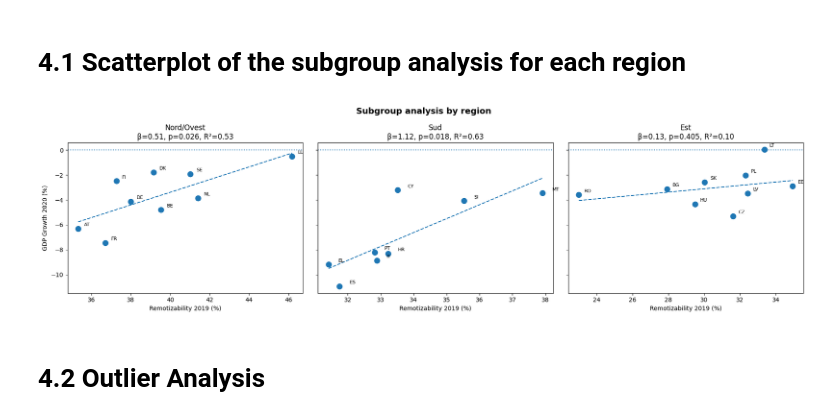
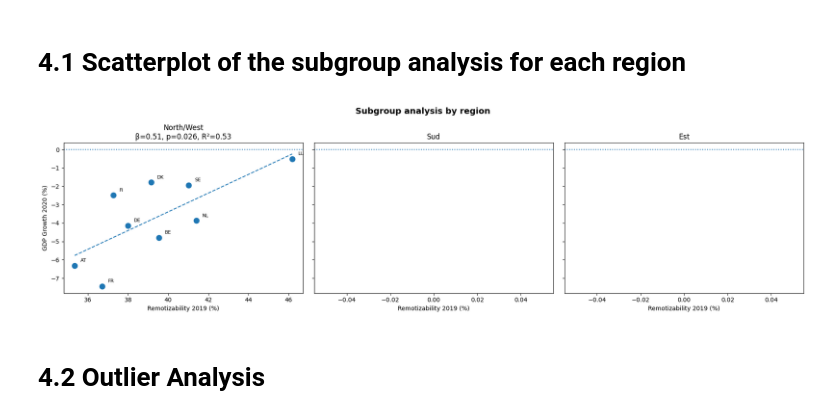
Before and after one commit to matperrucci-cell/Internet-Network-Economics, a Jupyter notebook: analysis.ipynb, the cells around one changed output. Drawn from its saved outputs; the diff is of its cells as text; code cells hidden in the pictures.

Commit message:
translating region name in english

```diff
--- a/analysis.ipynb
+++ b/analysis.ipynb
@@ -725,7 +725,7 @@ import numpy as np
 from scipy import stats
 
 # 1. Color and Data Configuration (Make sure d20_merged is defined)
-REGION_COLORS = {'Nord/Ovest': '#2196F3', 'Sud': '#FF9800', 'Est': '#4CAF50'}
+REGION_COLORS = {'North/West': '#2196F3', 'South': '#FF9800', 'East': '#4CAF50'}
 
 fig, ax = plt.subplots(figsize=(12, 7))
 
@@ -1140,7 +1140,7 @@ print("\nTop 10 countries with the largest increase in remotizability (pp):")
 display(ri_country_change[['country_name', 'region', 2018, 2023, 'delta_pp']].round(3).head(10))
 
 # Plot
-REGION_COLORS = {'Nord/Ovest': '#2196F3', 'Sud': '#FF9800', 'Est': '#4CAF50'}
+REGION_COLORS = {'North/West': '#2196F3', 'South': '#FF9800', 'East': '#4CAF50'}
 
 plt.figure(figsize=(10, 6))
 for region in ri_region_year['region'].unique():
@@ -1306,9 +1306,9 @@ ri_wide = (
 
 years = ri_wide['TIME_PERIOD'].values
 
-nw  = ri_wide['Nord/Ovest'].values
-est = ri_wide['Est'].values
-sud = ri_wide['Sud'].values
+nw  = ri_wide['North/West'].values
+est = ri_wide['East'].values
+sud = ri_wide['South'].values
 
 pairs = [
     ('North/West', 'East',  nw,  est, '#185FA5', '#D85A30'),
@@ -1375,7 +1375,7 @@ This analysis examines the relationship between remotizability and GDP growth wi
 
 subgroup_results = []
 
-for region in ['Nord/Ovest', 'Sud', 'Est']:
+for region in ['North/West', 'South', 'East']:
     sub = d20_merged[(d20_merged['region'] == region) & (d20_merged['geo'] != 'IE')].dropna(subset=['gdp_growth']).copy()
     sub['ri_pct'] = sub['ri_2019'] * 100
 
@@ -1462,37 +1462,37 @@ In contrast, the relationship is weak and not statistically significant in Easte
 
 fig, axes = plt.subplots(1, 3, figsize=(18, 5), sharey=True)
 
-regions = ['Nord/Ovest', 'Sud', 'Est']
+regions = ['North/West', 'Sud', 'Est']
 
 for ax, region in zip(axes, regions):
     sub = d20_merged[(d20_merged['region'] == region) & (d20_merged['geo'] != 'IE')].dropna(subset=['gdp_growth']).copy()
     sub['ri_pct'] = sub['ri_2019'] * 100
 
     ax.scatter(sub['ri_pct'], sub['gdp_growth'], s=80)
 
     for _, row in sub.iterrows():
         ax.annotate(row['geo'], (row['ri_pct'], row['gdp_growth']),
                     xytext=(row['ri_pct'] + 0.3, row['gdp_growth'] + 0.2),
                     fontsize=8)
 
     if len(sub) >= 3:
         slope, intercept, r, p, se = stats.linregress(sub['ri_pct'], sub['gdp_growth'])
         xline = np.linspace(sub['ri_pct'].min(), sub['ri_pct'].max(), 100)
         ax.plot(xline, slope * xline + intercept, linestyle='--')
 
         ax.set_title(f'{region}\nβ={slope:.2f}, p={p:.3f}, R²={r**2:.2f}')
     else:
         ax.set_title(region)
 
     ax.axhline(0, linestyle=':')
     ax.set_xlabel('Remotizability 2019 (%)')
 
 axes[0].set_ylabel('GDP Growth 2020 (%)')
 fig.suptitle('Subgroup analysis by region', fontsize=14, fontweight='bold')
 plt.tight_layout()
 plt.show()
 # %% [output]
-[figure, old version]
+[figure, new version]
 # %% [markdown]
 # 4.2 Outlier Analysis
 # %%
```
Also changed, not shown: parts of 9 cells of this notebook, 1 other file.
